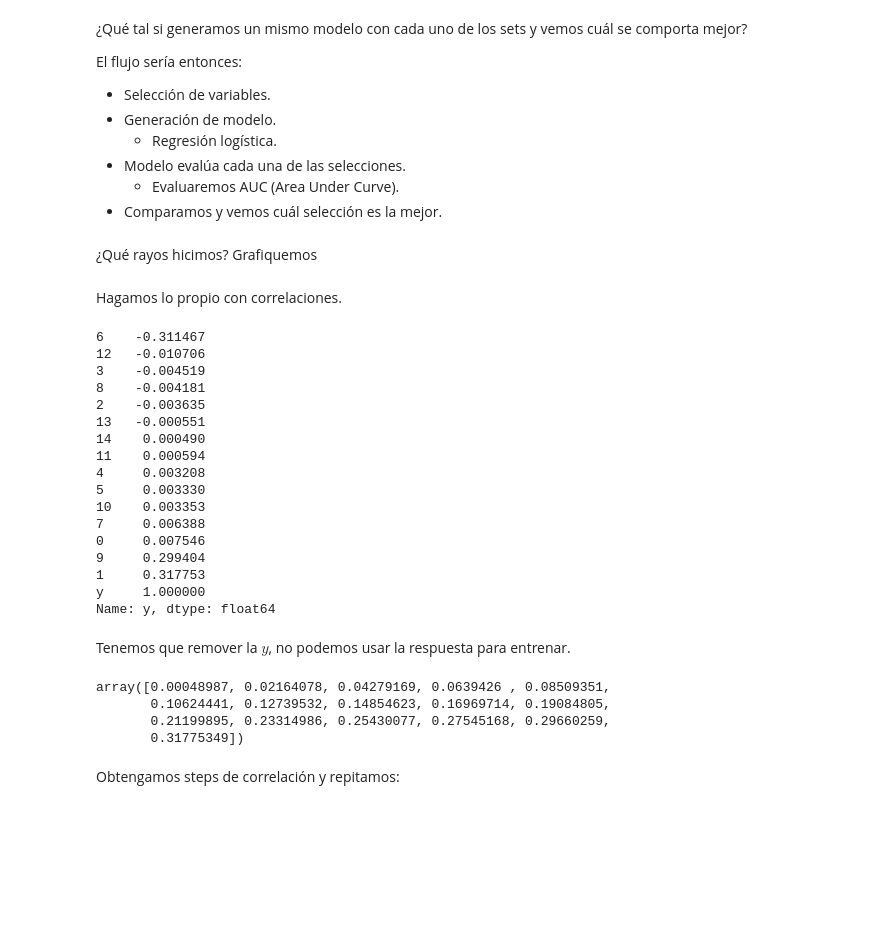
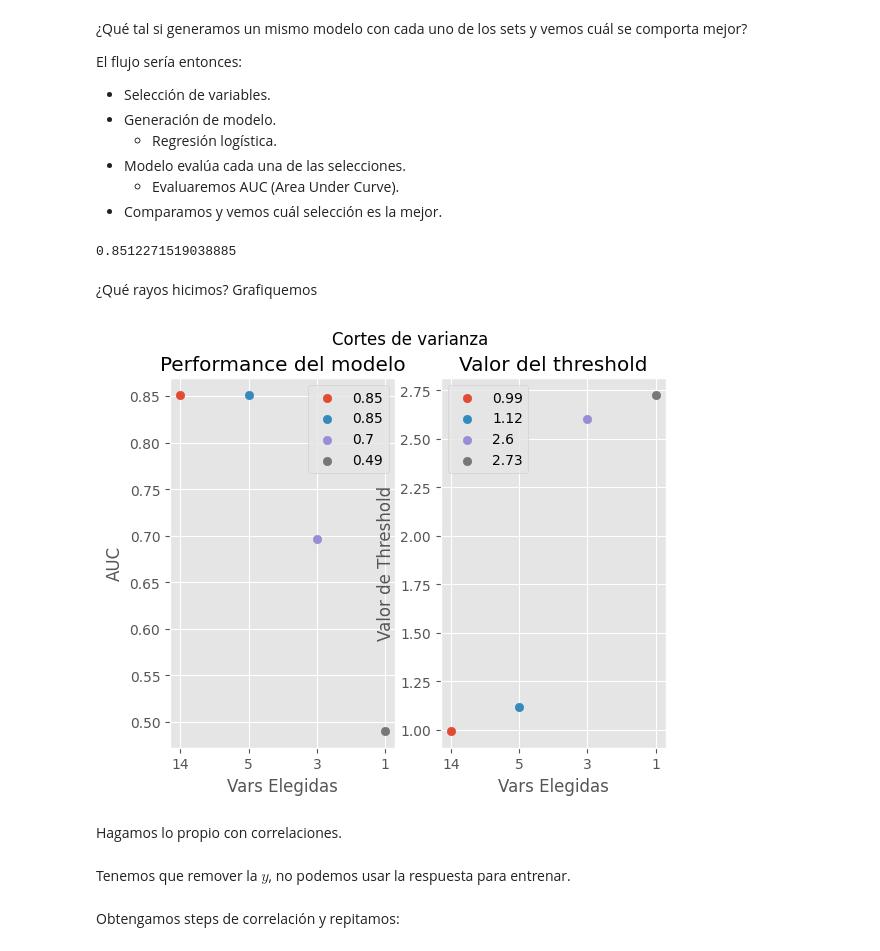
Before and after one commit to bielng/Data-Lab, a Jupyter notebook: 8,1_clase_012021.ipynb, the cells around one changed output. Drawn from its saved outputs; the diff is of its cells as text; code cells hidden in the pictures; blank space fills up the shorter version.

```diff
--- a/8,1_clase_012021.ipynb
+++ b/8,1_clase_012021.ipynb
@@ -332,0 +326,11 @@ El flujo sería entonces:
+# %%
+modelo = LogisticRegression()
+modelo.fit(train[predictores], train['y'])
+
+scores = modelo.predict_proba(test[predictores])[:, 1]
+scores
+
+performance = roc_auc_score(y_score=scores,y_true=test['y'])
+performance
+# %% [output]
+0.8512271519038885
@@ -333,25 +361,44 @@ El flujo sería entonces:
 # %% [markdown]
 ¿Qué rayos hicimos? Grafiquemos
+# %%
+fig, (izg, der) = plt.subplots(nrows=1, ncols=2)
+
+etiquetas =  []
+
+for index, information in evaluaciones.items():
+    seleccionados =  information['variables']
+    threshold = information['threshold']
+    performance = information['performance']
+
+    variables = str(len(seleccionados))
+    etiquetas.append(variables)
+
+    label = f'{np.round(performance, 2)}'
+    izg.scatter(index, performance, label=label)
+
+    label = f'{np.round(threshold, 2)}'
+    der.scatter(index, threshold, label=label)
+
+izg.set_xticks(range(len(etiquetas)))
+izg.set_xticklabels(etiquetas)
+
+der.set_xticks(range(len(etiquetas)))
+der.set_xticklabels(etiquetas)
+
+izg.set_xlabel('Vars Elegidas')
+izg.set_ylabel('AUC')
+der.set_xlabel('Vars Elegidas')
+der.set_ylabel('Valor de Threshold')
+
+izg.legend()
+der.legend()
+
+
+fig.suptitle('Cortes de varianza')
+izg.set_title('Performance del modelo')
+der.set_title('Valor del threshold')
+plt.show()
+# %% [output]
+[figure, added]
 # %% [markdown]
 Hagamos lo propio con correlaciones.
-# %%
-values = train.corr()
-values['y'].sort_values()
-# %% [output]
-6    -0.311467
-12   -0.010706
-3    -0.004519
-8    -0.004181
-2    -0.003635
-13   -0.000551
-14    0.000490
-11    0.000594
-4     0.003208
-5     0.003330
-10    0.003353
-7     0.006388
-0     0.007546
-9     0.299404
-1     0.317753
-y     1.000000
-Name: y, dtype: float64
@@ -361,12 +405,4 @@ values.drop('y', axis=0, inplace=True)
 # %% [markdown]
 Tenemos que remover la $y$, no podemos usar la respuesta para entrenar.
-# %%
-steps = _get_steps(values.abs())
-steps
-# %% [output]
-array([0.00048987, 0.02164078, 0.04279169, 0.0639426 , 0.08509351,
-       0.10624441, 0.12739532, 0.14854623, 0.16969714, 0.19084805,
-       0.21199895, 0.23314986, 0.25430077, 0.27545168, 0.29660259,
-       0.31775349])
 # %% [markdown]
 Obtengamos steps de correlación y repitamos:
```
Also changed, not shown: parts of 11 cells of this notebook, 5 other files.
